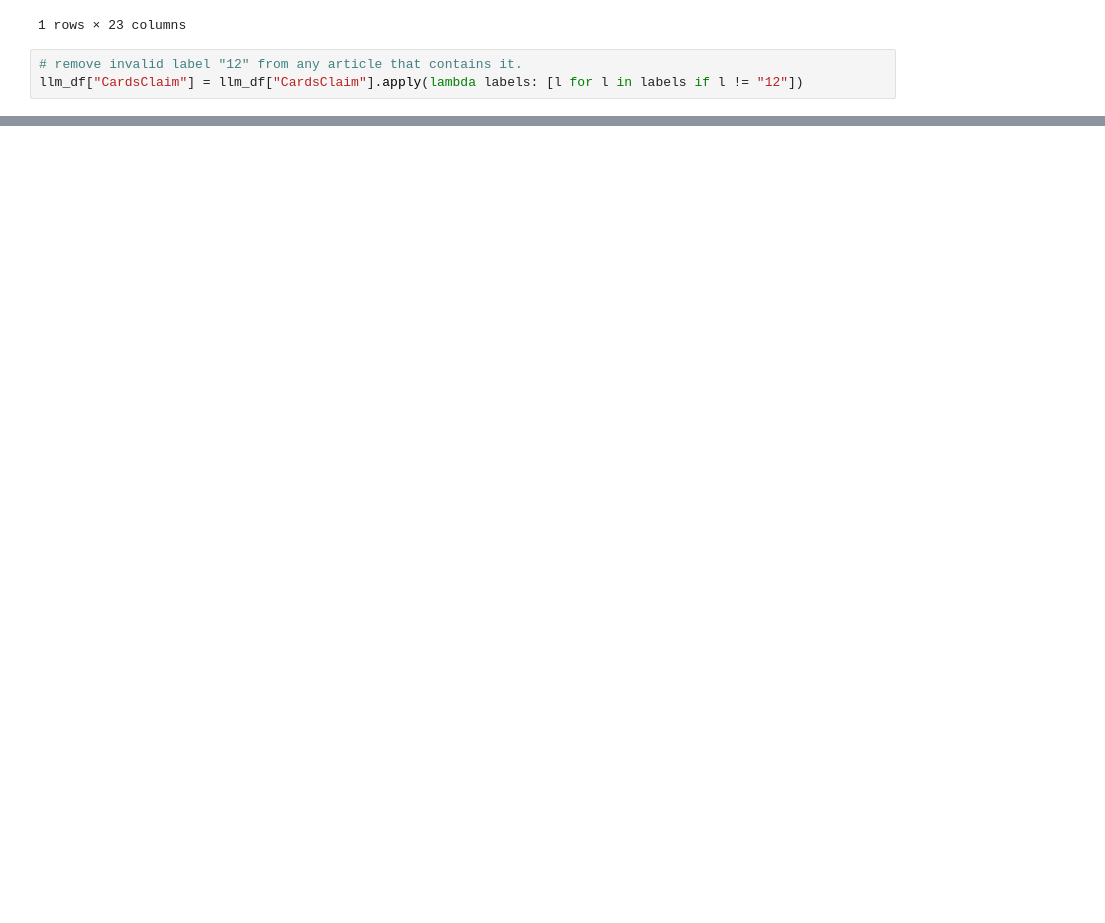
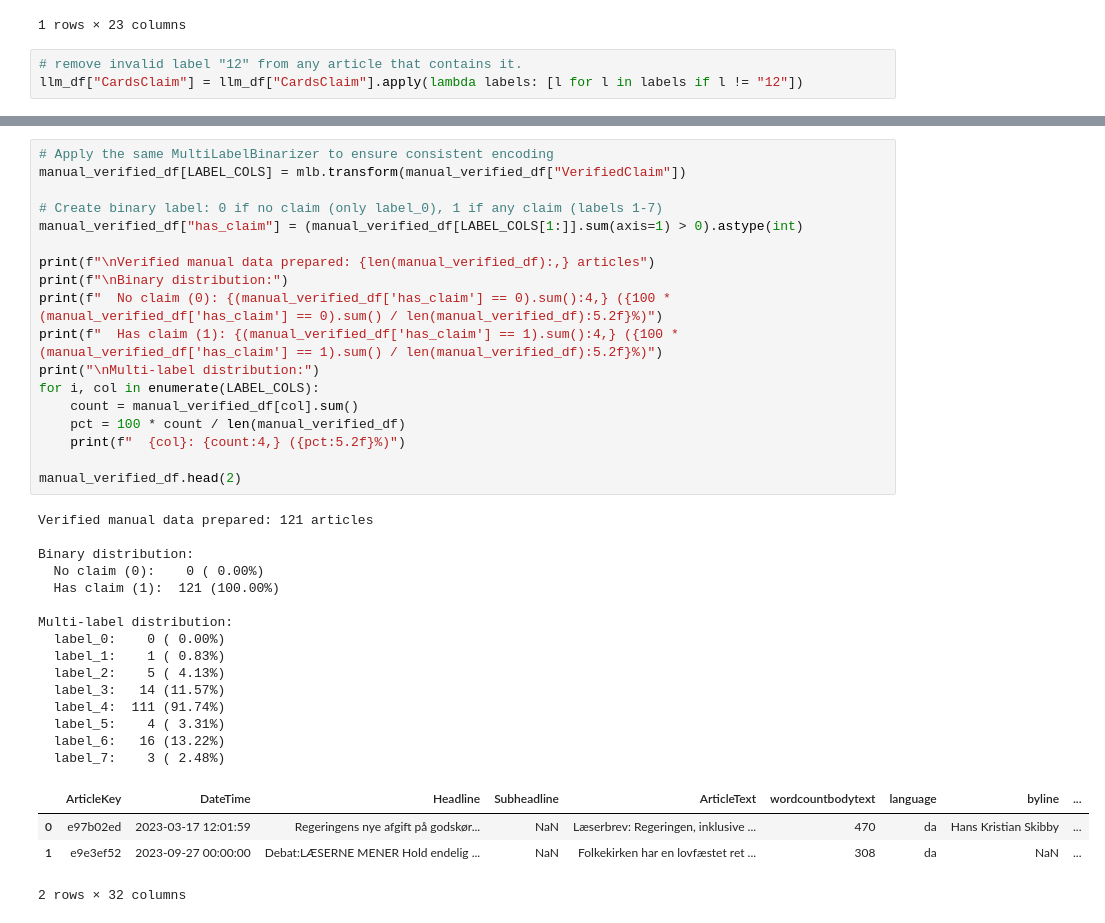
Before and after one commit to fbuchsti/misleading-climate-claims-dk, a Jupyter notebook: src/preprocessing/data_preparation.ipynb, the cells around one changed output, grey strips where cells are left out. Drawn from its saved outputs; the diff is of its cells as text; blank space fills up the shorter version.

```diff
--- a/src/preprocessing/data_preparation.ipynb
+++ b/src/preprocessing/data_preparation.ipynb
@@ -148,0 +444,38 @@ Saved to /Users/FrederikkeB/Documents/GitHub/misleading-climate-claims-dk/data/p
+# %%
+# Apply the same MultiLabelBinarizer to ensure consistent encoding
+manual_verified_df[LABEL_COLS] = mlb.transform(manual_verified_df["VerifiedClaim"])
+
+# Create binary label: 0 if no claim (only label_0), 1 if any claim (labels 1-7)
+manual_verified_df["has_claim"] = (manual_verified_df[LABEL_COLS[1:]].sum(axis=1) > 0).astype(int)
+
+print(f"\nVerified manual data prepared: {len(manual_verified_df):,} articles")
+print(f"\nBinary distribution:")
+print(f"  No claim (0): {(manual_verified_df['has_claim'] == 0).sum():4,} ({100 * (manual_verified_df['has_claim'] == 0).sum() / len(manual_verified_df):5.2f}%)")
+print(f"  Has claim (1): {(manual_verified_df['has_claim'] == 1).sum():4,} ({100 * (manual_verified_df['has_claim'] == 1).sum() / len(manual_verified_df):5.2f}%)")
+print("\nMulti-label distribution:")
+for i, col in enumerate(LABEL_COLS):
+    count = manual_verified_df[col].sum()
+    pct = 100 * count / len(manual_verified_df)
+    print(f"  {col}: {count:4,} ({pct:5.2f}%)")
+
+manual_verified_df.head(2)
+# %% [output]
+Verified manual data prepared: 121 articles
+
+Binary distribution:
+  No claim (0):    0 ( 0.00%)
+  Has claim (1):  121 (100.00%)
+
+Multi-label distribution:
+  label_0:    0 ( 0.00%)
+  label_1:    1 ( 0.83%)
+  label_2:    5 ( 4.13%)
+  label_3:   14 (11.57%)
+  label_4:  111 (91.74%)
+  label_5:    4 ( 3.31%)
+  label_6:   16 (13.22%)
+  label_7:    3 ( 2.48%)
+|  | ArticleKey | DateTime | Headline | Subheadline | ArticleText | wordcountbodytext | language | byline | ... |
+| 0 | e97b02ed | 2023-03-17 12:01:59 | Regeringens nye afgift på godskør... | NaN | Læserbrev: Regeringen, inklusive ... | 470 | da | Hans Kristian Skibby | ... |
+| 1 | e9e3ef52 | 2023-09-27 00:00:00 | Debat:LÆSERNE MENER Hold endelig ... | NaN | Folkekirken har en lovfæstet ret ... | 308 | da | NaN | ... |
+2 rows × 32 columns
```
Also changed, not shown: parts of 51 cells of this notebook, 18 other files.
